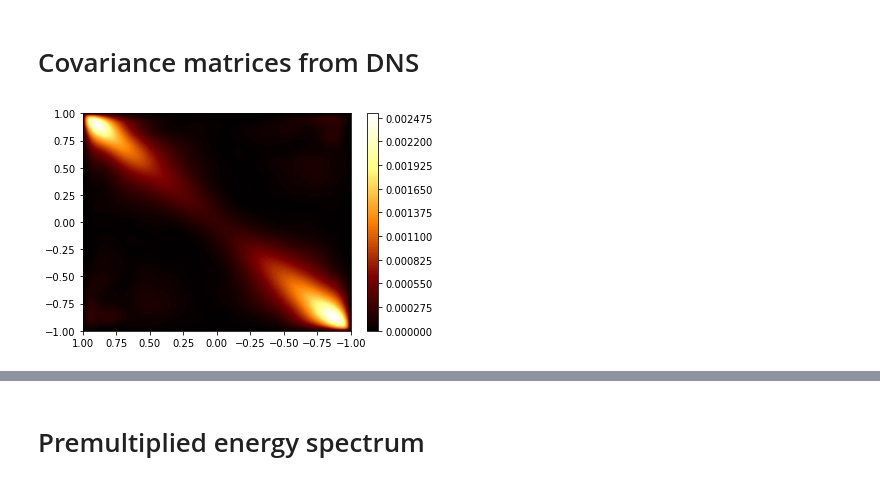
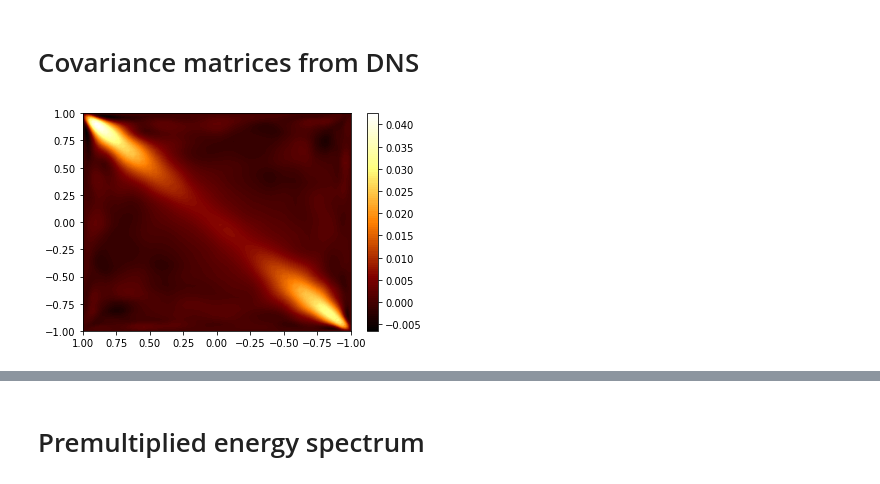
Before and after one commit to saba-vadarevu/Linear-Coherent-Structures-in-Channel-flows, a Jupyter notebook: library/statisticCompletion.ipynb, the cells around one changed output, grey strips where cells are left out. Drawn from its saved outputs; the diff is of its cells as text; code cells hidden in the pictures.

```diff
--- a/library/statisticCompletion.ipynb
+++ b/library/statisticCompletion.ipynb
@@ -153,18 +315,22 @@ plt.show()
 # %% [markdown]
 # Covariance matrices from DNS
 # %%
-N = 192
+N = 62; a0 = 0.25; b0 = 2./3.
 covDataDir = os.environ['DATA186']+'cov/'
-covMat =np.load(covDataDir+'covR186N192l08m10.npy')
-z = miscUtil.nodesCellCenters(nCells=192)
-#z = pseudo.chebdif(N+2,1)[0][1:-1]
-plt.contourf(z, z,np.abs(covMat[0*N:1*N,0*N:1*N]),100,cmap=plt.get_cmap('afmhot'))
+covMat =np.load(covDataDir+'covR186N192l10m10.npy')
+q = np.sqrt(2.*pseudo.clencurt(N))
+Qinv = np.diag( 1./np.concatenate((q,q,q)))
+covMat = Qinv @ covMat @ Qinv
+covMat = 4.* covMat/a0/b0
+#z = miscUtil.nodesCellCenters(nCells=192)
+z = pseudo.chebdif(N,1)[0]
+plt.contourf(z, z,np.real(covMat[0*N:1*N,0*N:1*N]),100,cmap=plt.get_cmap('afmhot'))
 #plt.xscale("log")#; plt.yscale("log")
 #plt.clim([0., 1.0e-4])
 ax = plt.gca()
 ax.set_xlim(ax.get_xlim()[::-1])
 plt.colorbar()
 plt.show()
 #print(np.diag(covMat[:N,:N]))
 # %% [output]
-[figure, old version]
+[figure, new version]
```
Also changed, not shown: parts of 36 cells of this notebook, 4 other files.
